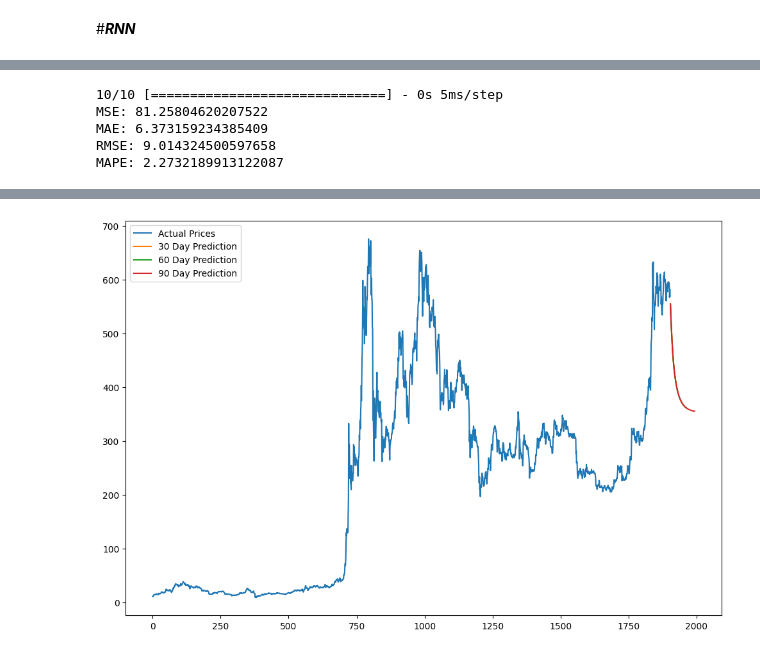
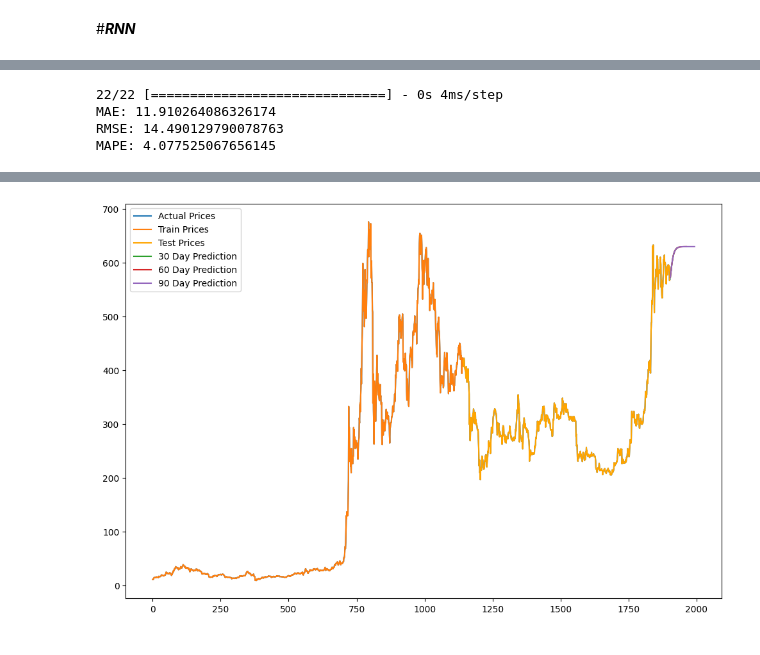
Before and after one commit to DuongTrucUyen/IS403.O21.HTCL_Nhom11, a Jupyter notebook: 3.3.RNN/RNN_BNB.ipynb, the cells around one changed output, grey strips where cells are left out. Cells and saved outputs as stored; diff of their text form; code cells hidden in the pictures.

```diff
--- a/3.3.RNN/RNN_BNB.ipynb
+++ b/3.3.RNN/RNN_BNB.ipynb
@@ -21,12 +21,11 @@ prices = data['Close'].values.reshape(-1, 1)
 scaler = MinMaxScaler(feature_range=(0, 1))
 scaled_prices = scaler.fit_transform(prices)
 
-# Phân chia dữ liệu theo tỉ lệ 8:1:1
+# Phân chia dữ liệu theo tỉ lệ 8:2
 train_size = int(len(scaled_prices) * 0.8)
-test_size = int(len(scaled_prices) * 0.1)
-val_size = len(scaled_prices) - train_size - test_size
+test_size = int(len(scaled_prices) * 0.2)
 
-train, test, val = scaled_prices[0:train_size], scaled_prices[train_size:train_size+test_size], scaled_prices[train_size+test_size:]
+train, test= scaled_prices[0:train_size], scaled_prices[train_size:train_size+test_size]
 
 # Hàm tạo các tập dữ liệu theo định dạng thích hợp cho mô hình RNN
 def create_dataset(dataset, look_back=1):
@@ -40,12 +39,10 @@ def create_dataset(dataset, look_back=1):
 look_back = 60
 X_train, y_train = create_dataset(train, look_back)
 X_test, y_test = create_dataset(test, look_back)
-X_val, y_val = create_dataset(val, look_back)
 
 # Định dạng lại dữ liệu đầu vào cho mô hình RNN [samples, time steps, features]
 X_train = np.reshape(X_train, (X_train.shape[0], X_train.shape[1], 1))
 X_test = np.reshape(X_test, (X_test.shape[0], X_test.shape[1], 1))
-X_val = np.reshape(X_val, (X_val.shape[0], X_val.shape[1], 1))
 
 # Xây dựng mô hình RNN
 model = Sequential()
@@ -54,6 +51,6 @@ model.add(Dense(1))
 model.compile(loss='mean_squared_error', optimizer='adam')
 
 # Huấn luyện mô hình
-history = model.fit(X_train, y_train, epochs=50, batch_size=1, validation_data=(X_val, y_val), verbose=2)
+history = model.fit(X_train, y_train, epochs=50, batch_size=1, verbose=2)
 # %% [output]
 Epoch 1/50
@@ -152,12 +149,11 @@ prices = data['Close'].values.reshape(-1, 1)
 scaler = MinMaxScaler(feature_range=(0, 1))
 scaled_prices = scaler.fit_transform(prices)
 
-# Phân chia dữ liệu theo tỉ lệ 7:2:1
+# Phân chia dữ liệu theo tỉ lệ 7:3
 train_size = int(len(scaled_prices) * 0.7)
-test_size = int(len(scaled_prices) * 0.2)
-val_size = len(scaled_prices) - train_size - test_size
+test_size = int(len(scaled_prices) * 0.3)
 
-train, test, val = scaled_prices[0:train_size], scaled_prices[train_size:train_size+test_size], scaled_prices[train_size+test_size:]
+train, test = scaled_prices[0:train_size], scaled_prices[train_size:train_size+test_size]
 
 # Hàm tạo các tập dữ liệu theo định dạng thích hợp cho mô hình RNN
 def create_dataset(dataset, look_back=1):
@@ -171,12 +167,10 @@ def create_dataset(dataset, look_back=1):
 look_back = 60
 X_train, y_train = create_dataset(train, look_back)
 X_test, y_test = create_dataset(test, look_back)
-X_val, y_val = create_dataset(val, look_back)
 
 # Định dạng lại dữ liệu đầu vào cho mô hình RNN [samples, time steps, features]
 X_train = np.reshape(X_train, (X_train.shape[0], X_train.shape[1], 1))
 X_test = np.reshape(X_test, (X_test.shape[0], X_test.shape[1], 1))
-X_val = np.reshape(X_val, (X_val.shape[0], X_val.shape[1], 1))
 
 # Xây dựng mô hình RNN
 model = Sequential()
@@ -185,6 +179,6 @@ model.add(Dense(1))
 model.compile(loss='mean_squared_error', optimizer='adam')
 
 # Huấn luyện mô hình
-history = model.fit(X_train, y_train, epochs=50, batch_size=1, validation_data=(X_val, y_val), verbose=2)
+history = model.fit(X_train, y_train, epochs=50, batch_size=1, verbose=2)
 # %% [output]
 Epoch 1/50
@@ -285,10 +279,9 @@ scaled_prices = scaler.fit_transform(prices)
 
 # Phân chia dữ liệu theo tỉ lệ 6:2:2
 train_size = int(len(scaled_prices) * 0.6)
-test_size = int(len(scaled_prices) * 0.2)
-val_size = len(scaled_prices) - train_size - test_size
+test_size = int(len(scaled_prices) * 0.4)
 
-train, test, val = scaled_prices[0:train_size], scaled_prices[train_size:train_size+test_size], scaled_prices[train_size+test_size:]
+train, test = scaled_prices[0:train_size], scaled_prices[train_size:train_size+test_size]
 
 # Hàm tạo các tập dữ liệu theo định dạng thích hợp cho mô hình RNN
 def create_dataset(dataset, look_back=1):
@@ -302,12 +295,10 @@ def create_dataset(dataset, look_back=1):
 look_back = 60
 X_train, y_train = create_dataset(train, look_back)
 X_test, y_test = create_dataset(test, look_back)
-X_val, y_val = create_dataset(val, look_back)
 
 # Định dạng lại dữ liệu đầu vào cho mô hình RNN [samples, time steps, features]
 X_train = np.reshape(X_train, (X_train.shape[0], X_train.shape[1], 1))
 X_test = np.reshape(X_test, (X_test.shape[0], X_test.shape[1], 1))
-X_val = np.reshape(X_val, (X_val.shape[0], X_val.shape[1], 1))
 
 # Xây dựng mô hình RNN
 model = Sequential()
@@ -316,6 +307,6 @@ model.add(Dense(1))
 model.compile(loss='mean_squared_error', optimizer='adam')
 
 # Huấn luyện mô hình
-history = model.fit(X_train, y_train, epochs=50, batch_size=1, validation_data=(X_val, y_val), verbose=2)
+history = model.fit(X_train, y_train, epochs=50, batch_size=1, verbose=2)
 # %% [output]
 Epoch 1/50
@@ -346,16 +337,14 @@ mae = mean_absolute_error(y_test_actual[0], test_predict[:,0])
 rmse = np.sqrt(mse)
 mape = np.mean(np.abs((y_test_actual[0] - test_predict[:,0]) / y_test_actual[0])) * 100
 
-print(f'MSE: {mse}')
 print(f'MAE: {mae}')
 print(f'RMSE: {rmse}')
 print(f'MAPE: {mape}')
 # %% [output]
-10/10 [==============================] - 0s 5ms/step
-MSE: 81.25804620207522
-MAE: 6.373159234385409
-RMSE: 9.014324500597658
-MAPE: 2.2732189913122087
+22/22 [==============================] - 0s 4ms/step
+MAE: 11.910264086326174
+RMSE: 14.490129790078763
+MAPE: 4.077525067656145
 # %%
 # Predict future values
 def predict_future(model, data, days, look_back):
@@ -380,6 +369,8 @@ print("90-day predictions:", pred_90.flatten())
 # Plot the results
 plt.figure(figsize=(12, 8))
 plt.plot(scaler.inverse_transform(scaled_prices), label='Actual Prices')
+plt.plot(range(len(train)), scaler.inverse_transform(train), label='Train Prices')
+plt.plot(range(len(train), len(train) + len(test)), scaler.inverse_transform(test), label='Test Prices', color='orange')
 plt.plot(np.arange(len(scaled_prices), len(scaled_prices) + 30), pred_30, label='30 Day Prediction')
 plt.plot(np.arange(len(scaled_prices), len(scaled_prices) + 60), pred_60, label='60 Day Prediction')
 plt.plot(np.arange(len(scaled_prices), len(scaled_prices) + 90), pred_90, label='90 Day Prediction')
@@ -406 +397 @@ plt.show()
-[figure, old version]
+[figure, new version]
```
Also changed, not shown: parts of 11 cells of this notebook.
